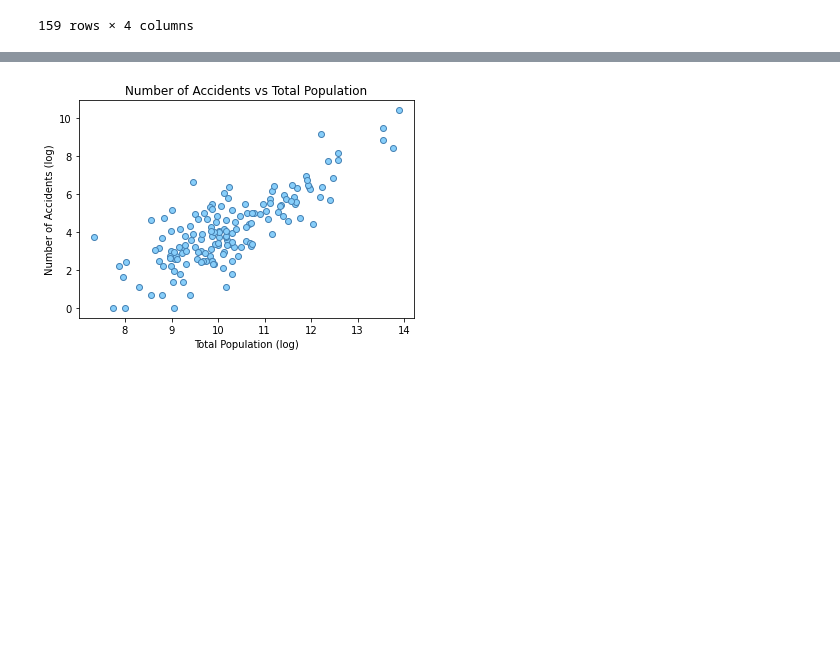
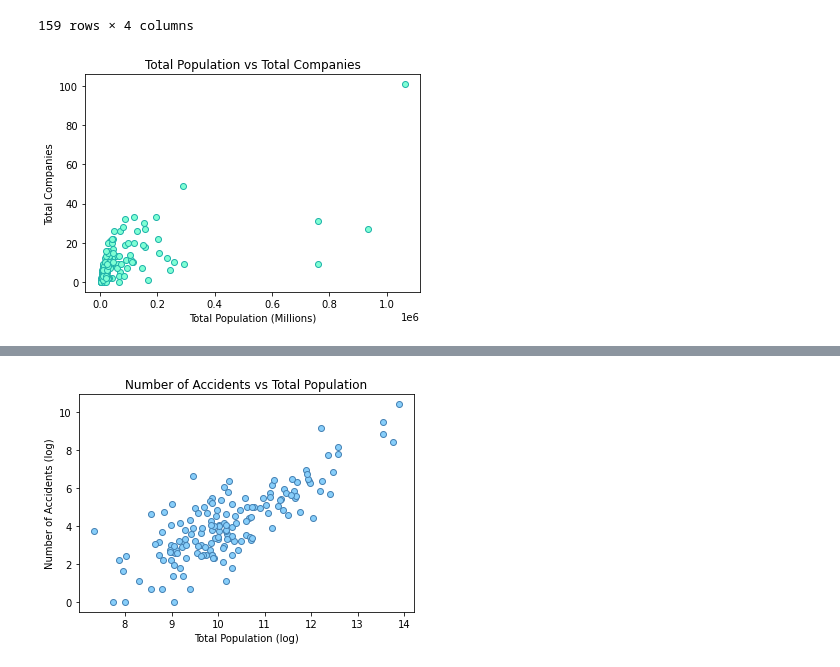
Before and after one commit to erinlzheng/project1, a Jupyter notebook: insurance_data/graphs_matplotlib.ipynb, the cells around one changed output, grey strips where cells are left out. Cells and saved outputs as stored; diff of their text form; code cells hidden in the pictures; blank space fills up the shorter version.

```diff
--- a/insurance_data/graphs_matplotlib.ipynb
+++ b/insurance_data/graphs_matplotlib.ipynb
@@ -101,3 +104,14 @@ clean_merge
 merged_file["log_pop"] = np.log(merged_file["totpop19"])
 merged_file["log_acc"] = np.log(merged_file["accident_count"])
+# %%
+#Graphs without log
+population_agencies = merged_file
+#label, set x & y axis
+plt.title('Total Population vs Total Companies')
+plt.scatter(population_agencies['totpop19'], population_agencies['all_companies'], edgecolors='lightseagreen', c='aquamarine')
+plt.xlabel('Total Population (Millions)')
+plt.ylabel('Total Companies')
+plt.show()
+# %% [output]
+[figure, added]
 # %%
```
Also changed, not shown: parts of 8 cells of this notebook.
